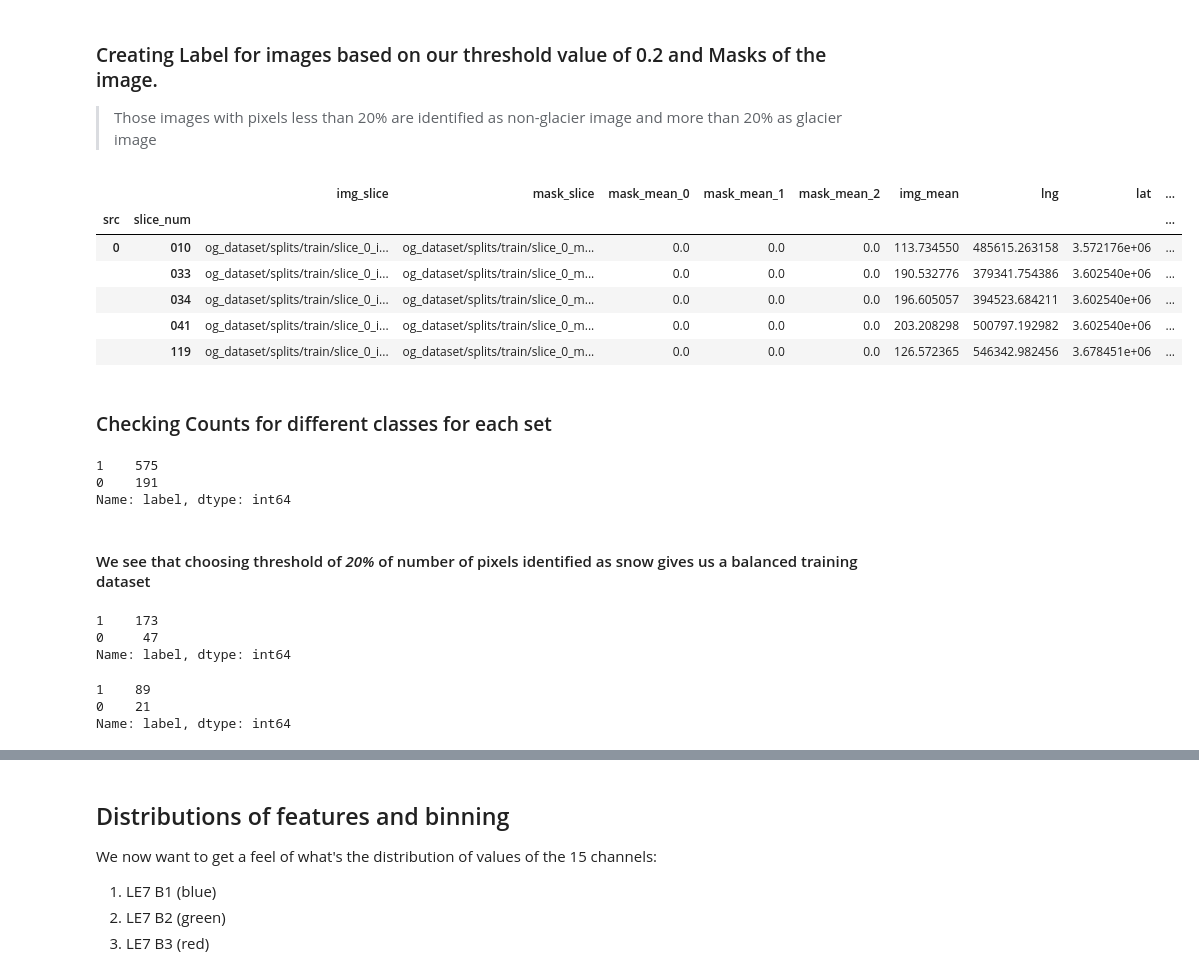
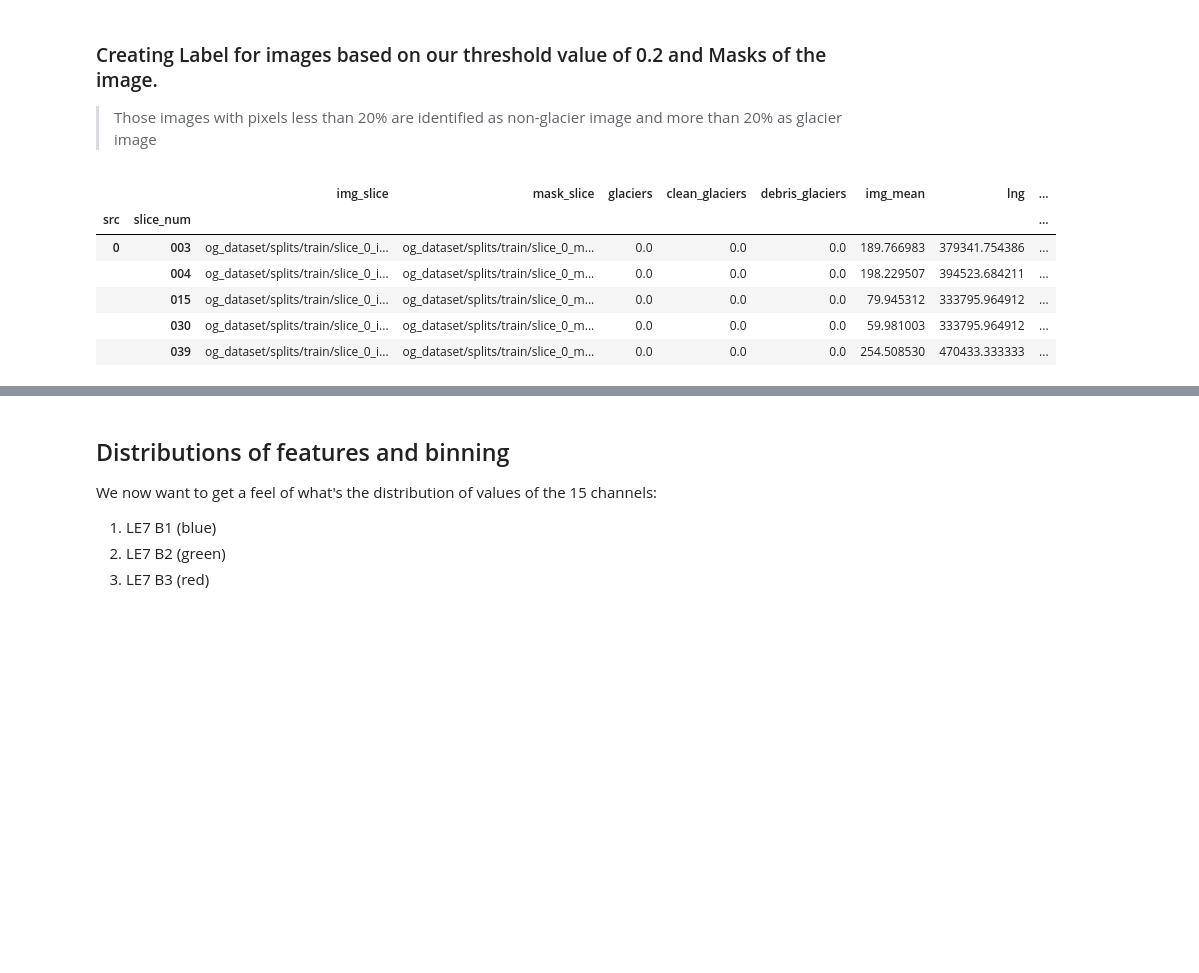
Before and after one commit to jonasbarth/fds-2022-final-project, a Jupyter notebook: preprocessing.ipynb, the cells around one changed output, grey strips where cells are left out. Drawn from its saved outputs; the diff is of its cells as text; code cells hidden in the pictures; blank space fills up the shorter version.

```diff
--- a/preprocessing.ipynb
+++ b/preprocessing.ipynb
@@ -195,2 +172,0 @@ Then we get the percentage of HKH in the patch, this differs from china for some
-# %%
-metadata['debris_mean'] = metadata.np_mask.map(lambda m: m[:,:,1].mean(), na_action='ignore')
@@ -199,2 +172,0 @@ Then we combine together the first 2 layers of the masks:
-# %%
-metadata['clean_mean'] = metadata.np_mask.map(lambda m: m[:,:,0].mean(), na_action='ignore')
@@ -203,3 +172,0 @@ Finally we compute the mean of each of the masks:
-# %%
-metadata['glacier_perc'] = metadata.np_mask.map(lambda m: 1 - m[:,:,2].mean(), na_action='ignore')
-train_data.head()
@@ -247,36 +175,15 @@ Aside from the data being a little strange since they are sometimes bigger than
 
 > Those images with pixels less than 20% are identified as non-glacier image and more than 20% as glacier image
 # %%
-THRESHOLD = 0.2
-metadata['label'] = metadata.glacier_perc.map(lambda x: 1 if x > THRESHOLD else 0, na_action='ignore')
+THRESHOLD = 0.05
+metadata.loc[metadata.glaciers>THRESHOLD,'label'] = 1
+metadata.label.fillna(0, inplace=True)
 metadata.head()
 # %% [output]
-|  |  | img_slice | mask_slice | mask_mean_0 | mask_mean_1 | mask_mean_2 | img_mean | lng | lat | ... |
-| src | slice_num |  |  |  |  |  |  |  |  | ... |
-| 0 | 010 | og_dataset/splits/train/slice_0_i... | og_dataset/splits/train/slice_0_m... | 0.0 | 0.0 | 0.0 | 113.734550 | 485615.263158 | 3.572176e+06 | ... |
-|  | 033 | og_dataset/splits/train/slice_0_i... | og_dataset/splits/train/slice_0_m... | 0.0 | 0.0 | 0.0 | 190.532776 | 379341.754386 | 3.602540e+06 | ... |
-|  | 034 | og_dataset/splits/train/slice_0_i... | og_dataset/splits/train/slice_0_m... | 0.0 | 0.0 | 0.0 | 196.605057 | 394523.684211 | 3.602540e+06 | ... |
-|  | 041 | og_dataset/splits/train/slice_0_i... | og_dataset/splits/train/slice_0_m... | 0.0 | 0.0 | 0.0 | 203.208298 | 500797.192982 | 3.602540e+06 | ... |
-|  | 119 | og_dataset/splits/train/slice_0_i... | og_dataset/splits/train/slice_0_m... | 0.0 | 0.0 | 0.0 | 126.572365 | 546342.982456 | 3.678451e+06 | ... |
+|  |  | img_slice | mask_slice | glaciers | clean_glaciers | debris_glaciers | img_mean | lng | ... |
+| src | slice_num |  |  |  |  |  |  |  | ... |
+| 0 | 003 | og_dataset/splits/train/slice_0_i... | og_dataset/splits/train/slice_0_m... | 0.0 | 0.0 | 0.0 | 189.766983 | 379341.754386 | ... |
+|  | 004 | og_dataset/splits/train/slice_0_i... | og_dataset/splits/train/slice_0_m... | 0.0 | 0.0 | 0.0 | 198.229507 | 394523.684211 | ... |
+|  | 015 | og_dataset/splits/train/slice_0_i... | og_dataset/splits/train/slice_0_m... | 0.0 | 0.0 | 0.0 | 79.945312 | 333795.964912 | ... |
+|  | 030 | og_dataset/splits/train/slice_0_i... | og_dataset/splits/train/slice_0_m... | 0.0 | 0.0 | 0.0 | 59.981003 | 333795.964912 | ... |
+|  | 039 | og_dataset/splits/train/slice_0_i... | og_dataset/splits/train/slice_0_m... | 0.0 | 0.0 | 0.0 | 254.508530 | 470433.333333 | ... |
-# %% [markdown]
-### Checking Counts for different classes for each set
-# %%
-metadata[metadata.partition == 'train'].label.value_counts()
-# %% [output]
-1    575
-0    191
-Name: label, dtype: int64
-# %% [markdown]
-#### We see that choosing threshold of  *20%* of number of pixels identified as snow gives us a balanced training dataset
-# %%
-metadata[metadata.partition == 'test'].label.value_counts()
-# %% [output]
-1    173
-0     47
-Name: label, dtype: int64
-# %%
-metadata[metadata.partition == 'dev'].label.value_counts()
-# %% [output]
-1    89
-0    21
-Name: label, dtype: int64
```
Also changed, not shown: parts of 14 cells of this notebook.
